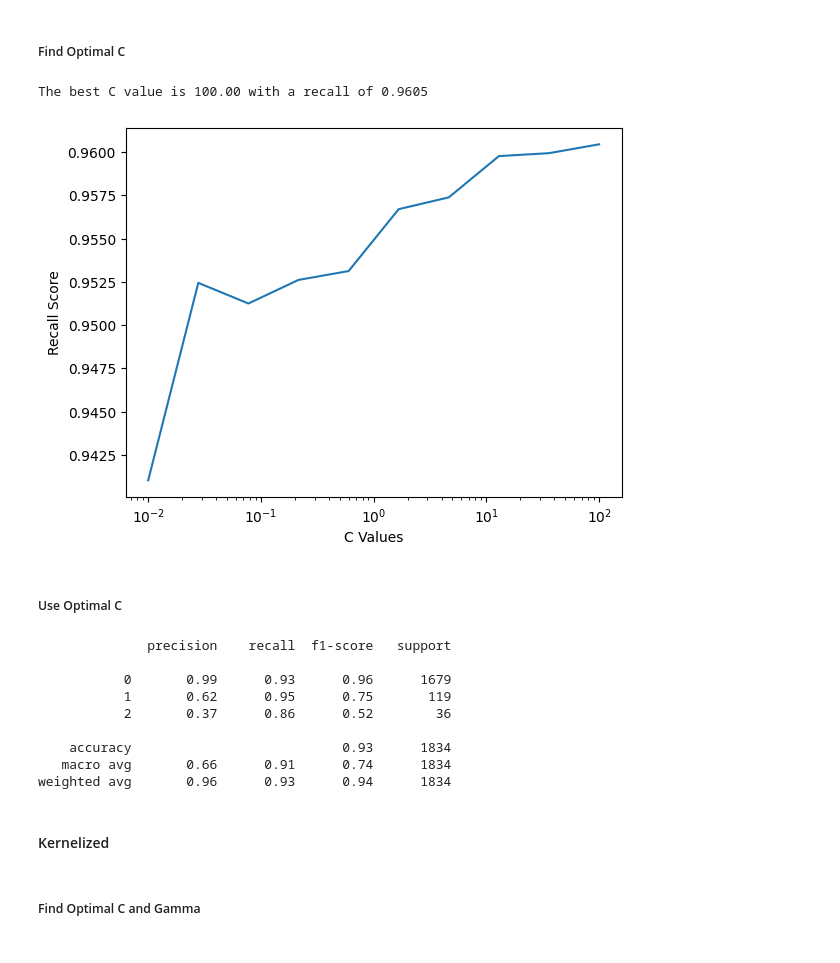
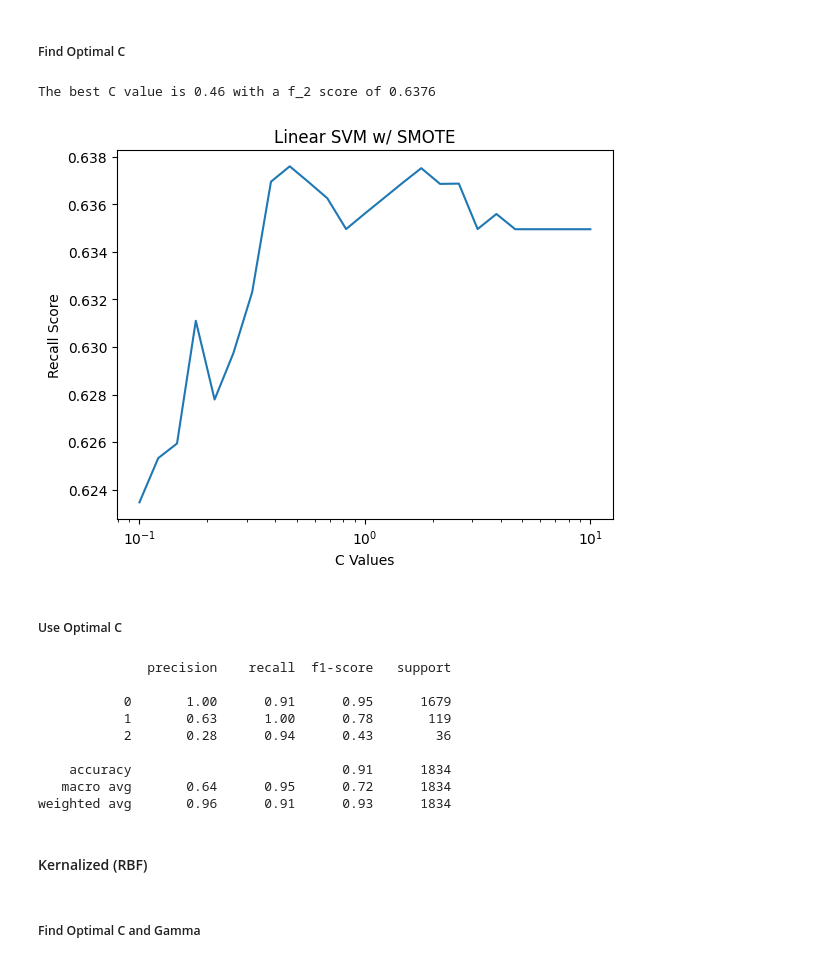
Before and after one commit to bdaniels8135/thyroid-disease-project, a Jupyter notebook: svm.ipynb, the cells around one changed output. Saved outputs shown, nothing was run; the diff lists cells and outputs as text; code cells hidden in the pictures.

```diff
--- a/svm.ipynb
+++ b/svm.ipynb
@@ -32,3 +38,5 @@ X_test_scaled = ss.transform(X_test)
 # %%
 def score(y_true, y_pred):
-    return np.array(recall_score(y_true, y_pred, average=None)).min()
+    return np.array(fbeta_score(y_true, y_pred, average=None, beta=2)).min()
+
+scorer = make_scorer(score)
@@ -62,7 +72,2 @@ plt.show()
 # %% [markdown]
 ##### Use Optimal C
-# %%
-svc_linear = SVC(random_state=6740, kernel='linear', C=best_c)
-svc_linear.fit(X_train_scaled, y_train)
-y_pred_linear = svc_linear.predict(X_test_scaled)
-print(classification_report(y_test, y_pred_linear))
@@ -81,10 +88,2 @@ weighted avg       0.94      0.95      0.94      1834
 # %% [markdown]
 ##### Find Optimal C and Gamma
-# %%
-c_vals = np.logspace(1, 5, 10)
-gamma_vals = np.logspace(-3, -1, 10)
-param_grid = {'C': c_vals, 'gamma': gamma_vals}
-svc_rbf = SVC(random_state=6740, kernel='rbf')
-clf = GridSearchCV(svc_rbf, param_grid, cv=5, scoring=make_scorer(score))
-clf.fit(X_train_scaled, y_train)
-print(f'The best C value is {clf.best_params_["C"]:.2f} and the best gamma value is {clf.best_params_["gamma"]:.2f} with a recall of {clf.best_score_:.4f}')
@@ -140,36 +134,40 @@ for c in c_vals:
-# %%
-scores = np.array(scores)
-best_c = c_vals[np.where(scores == scores.max())[0][0]]
-best_n_recall = scores[np.where(scores == scores.max())[0][0]]
-print(f'The best C value is {best_c:.2f} with a recall of {best_n_recall:.4f}')
-# %% [output]
-The best C value is 100.00 with a recall of 0.9605
+# %%
+c_vals = np.logspace(-1, 1, 25)
+param_grid = {'svc__C': c_vals}
+pipe = Pipeline(steps=[
+    ('imputer', KNNImputer(n_neighbors=2)),
+    ('ss', StandardScaler()),
+    ('smote', SMOTE(random_state=6740)),
+    ('svc', SVC(random_state=6740, kernel='linear')),
+    ])
+svc_linear_smote = GridSearchCV(pipe, param_grid, cv=5, scoring=scorer)
+svc_linear_smote = svc_linear_smote.fit(X_train, y_train)
 # %%
-plt.plot(c_vals, scores)
+print(f'The best C value is {svc_linear_smote.best_params_["svc__C"]:.2f} with a f_2 score of {svc_linear_smote.best_score_:.4f}')
+plt.plot(c_vals, svc_linear_smote.cv_results_['mean_test_score'])
 plt.xscale('log')
+plt.title('Linear SVM w/ SMOTE')
 plt.xlabel('C Values')
 plt.ylabel('Recall Score')
 plt.show()
 # %% [output]
+The best C value is 0.46 with a f_2 score of 0.6376
-[figure, old version]
+[figure, new version]
 # %% [markdown]
 ##### Use Optimal C
-# %%
-svc_linear_smoteenn = SVC(random_state=6740, kernel='linear', C=1)
-svc_linear_smoteenn.fit(X_train_smoteenn, y_train_smoteenn)
-y_pred_linear_smoteenn = svc_linear_smoteenn.predict(X_test_scaled)
-print(classification_report(y_test, y_pred_linear_smoteenn))
-# %% [output]
-              precision    recall  f1-score   support
-
-           0       0.99      0.93      0.96      1679
-           1       0.62      0.95      0.75       119
-           2       0.37      0.86      0.52        36
-
-    accuracy                           0.93      1834
-   macro avg       0.66      0.91      0.74      1834
-weighted avg       0.96      0.93      0.94      1834
-# %% [markdown]
-#### Kernelized
+# %%
+print(classification_report(y_test, svc_linear_smote.best_estimator_.predict(X_test)))
+# %% [output]
+              precision    recall  f1-score   support
+
+           0       1.00      0.91      0.95      1679
+           1       0.63      1.00      0.78       119
+           2       0.28      0.94      0.43        36
+
+    accuracy                           0.91      1834
+   macro avg       0.64      0.95      0.72      1834
+weighted avg       0.96      0.91      0.93      1834
+# %% [markdown]
+#### Kernalized (RBF)
 # %% [markdown]
 ##### Find Optimal C and Gamma
```
Also changed, not shown: parts of 52 cells of this notebook.
